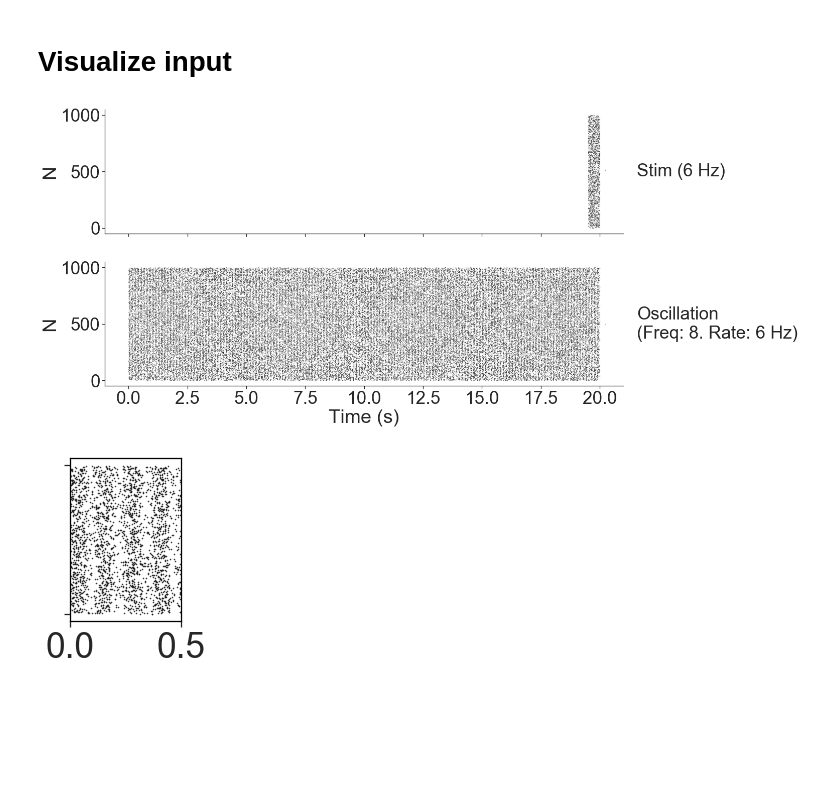
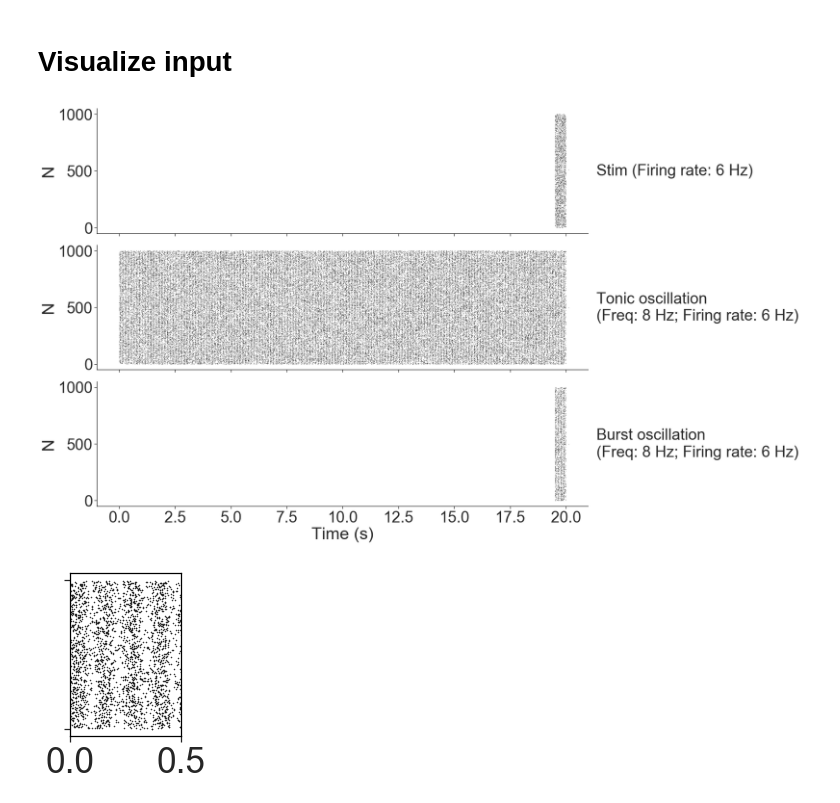
Before and after one commit to voytekresearch/resistingrhythm, a Jupyter notebook: resistingrhythm/ipynb/paper_figures_HHH.ipynb, the cells around one changed output. Cells and saved outputs as stored; diff of their text form; code cells hidden in the pictures; blank space fills up the shorter version.

```diff
--- a/resistingrhythm/ipynb/paper_figures_HHH.ipynb
+++ b/resistingrhythm/ipynb/paper_figures_HHH.ipynb
@@ -99,23 +99,28 @@ n = 0
 # Visualize input
 # %%
 # plt.figure()
-fig, ax = plt.subplots(2, sharex=True, figsize=(22, 10))
+fig, ax = plt.subplots(3, sharex=True, figsize=(24, 14))
 
 _ = ax[0].plot(ts_in, ns_in,
-               markersize=.2, marker='o', linestyle='', color='k', label='Stim (6 Hz)')
+               markersize=.2, marker='o', linestyle='', color='k', label='Stim (Firing rate: 6 Hz)')
 _ = ax[0].set_ylabel("N")
 _ = ax[0].legend(loc='center left', bbox_to_anchor=(.9, 0.5), frameon=False)
 
 _ = ax[1].plot(ts_osc, ns_osc,
-               markersize=.2, marker='o', linestyle='', color='k', label='Oscillation\n(Freq: 8. Rate: 6 Hz)')
-_ = ax[1].set_xlabel("Time (s)")
+               markersize=.2, marker='o', linestyle='', color='k', label='Tonic oscillation\n(Freq: 8 Hz; Firing rate: 6 Hz)')
 _ = ax[1].set_ylabel("N")
 _ = ax[1].legend(loc='center left', bbox_to_anchor=(0.9, 0.5), frameon=False)
 
+_ = ax[2].plot(ts_osc[ts_osc > 19.5], ns_osc[ts_osc > 19.5],
+               markersize=.2, marker='o', linestyle='', color='k', label='Burst oscillation\n(Freq: 8 Hz; Firing rate: 6 Hz)')
+_ = ax[2].set_xlabel("Time (s)")
+_ = ax[2].set_ylabel("N")
+_ = ax[2].legend(loc='center left', bbox_to_anchor=(0.9, 0.5), frameon=False)
+
 plt.tight_layout()
 sns.despine()
 # %% [output]
-[figure, old version]
+[figure, new version]
 # %%
 # plt.figure()
 fig, ax = plt.subplots(1, sharex=True, figsize=(2, 3))
```
Also changed, not shown: parts of 2 cells of this notebook, 1 other file.
